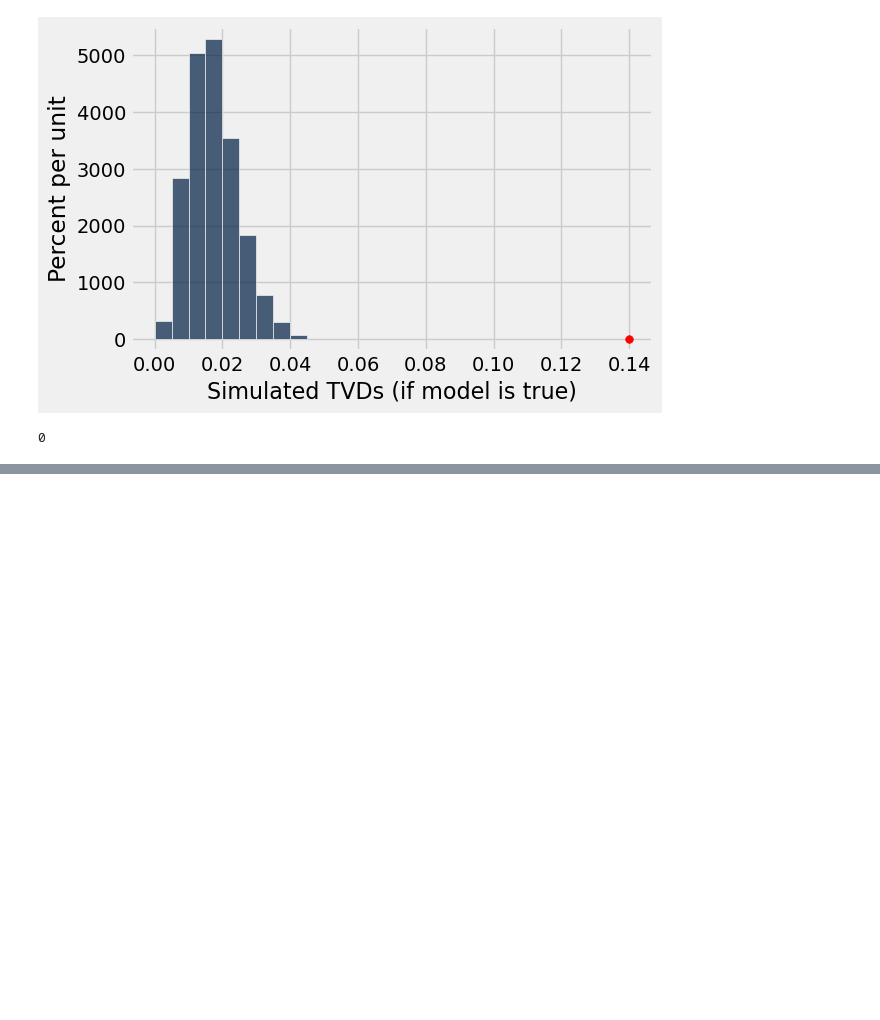
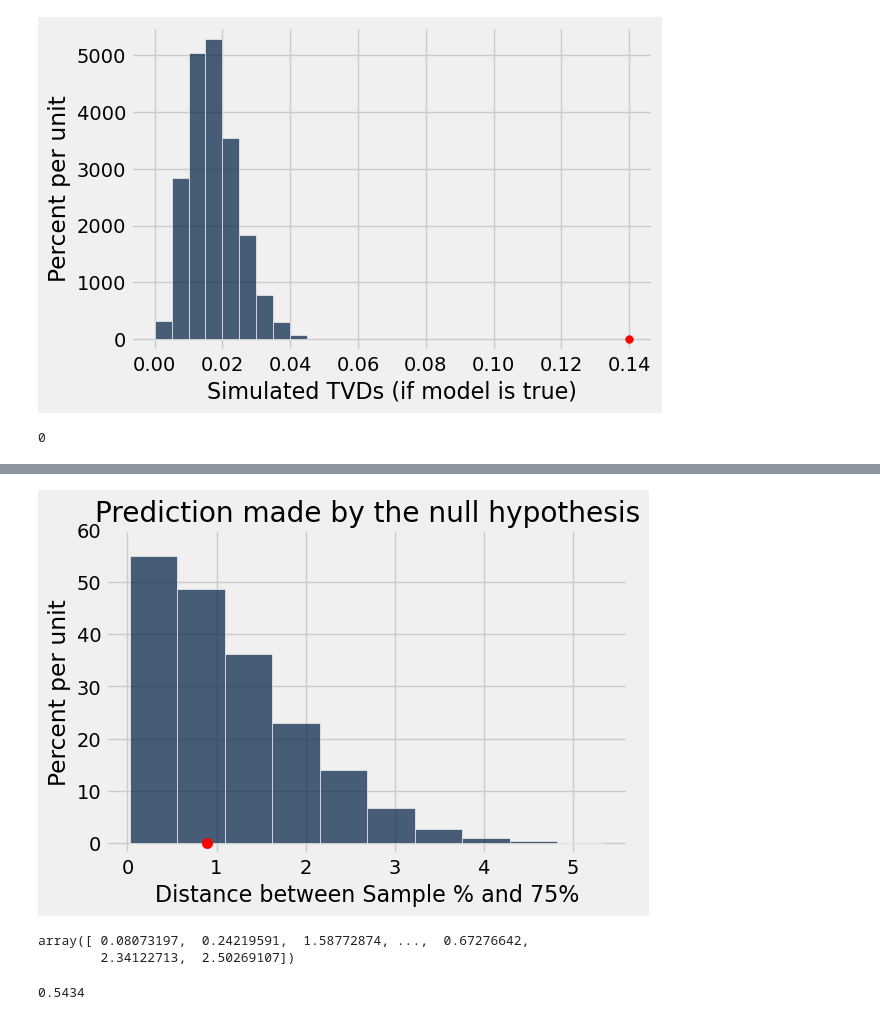
Before and after one commit to lawtonsclass/f25-code-from-class, a Jupyter notebook: data8/ch11.ipynb, the cells around one changed output, grey strips where cells are left out. Cells and saved outputs as stored; diff of their text form; code cells hidden in the pictures; blank space fills up the shorter version.

```diff
--- a/data8/ch11.ipynb
+++ b/data8/ch11.ipynb
@@ -186,0 +209,3 @@ np.count_nonzero(tvds >= 0.14)
+# %%
+sample_proportion_purple = sample_proportions(929, mendel_proportions).item(0)
+abs((100 * sample_proportion_purple) - (100 * mendel_proportion_purple))
@@ -186,0 +214,6 @@ np.count_nonzero(tvds >= 0.14)
+# %%
+# Crushed ICE: make a function called one_simulated_distance to run a single simulation
+# and calculate the distance from Mendel's model
+def one_simulated_distance():
+    sample_proportion_purple = sample_proportions(929, mendel_proportions).item(0)
+    return abs((100 * sample_proportion_purple) - (100 * mendel_proportion_purple))
@@ -186,0 +224,5 @@ np.count_nonzero(tvds >= 0.14)
+# %%
+repetitions = 10000
+distances = make_array()
+for i in np.arange(repetitions):
+    distances = np.append(distances, one_simulated_distance())
@@ -186,0 +234,5 @@ np.count_nonzero(tvds >= 0.14)
+# %%
+dists = Table().with_column(
+    'Distance between Sample % and 75%', distances
+)
+dists
@@ -186,0 +252,17 @@ np.count_nonzero(tvds >= 0.14)
+# %%
+dists.hist()
+plt.title('Prediction made by the null hypothesis')
+
+plt.ylim(-0.02, 0.6)
+plt.scatter(observed_statistic, 0, color='red', s=55);
+# %% [output]
+[figure, added]
+# %%
+distances
+# %% [output]
+array([ 0.08073197,  0.24219591,  1.58772874, ...,  0.67276642,
+        2.34122713,  2.50269107])
+# %%
+np.count_nonzero(distances >= observed_statistic) / repetitions
+# %% [output]
+0.5434
```
Also changed, not shown: parts of 26 cells of this notebook.
